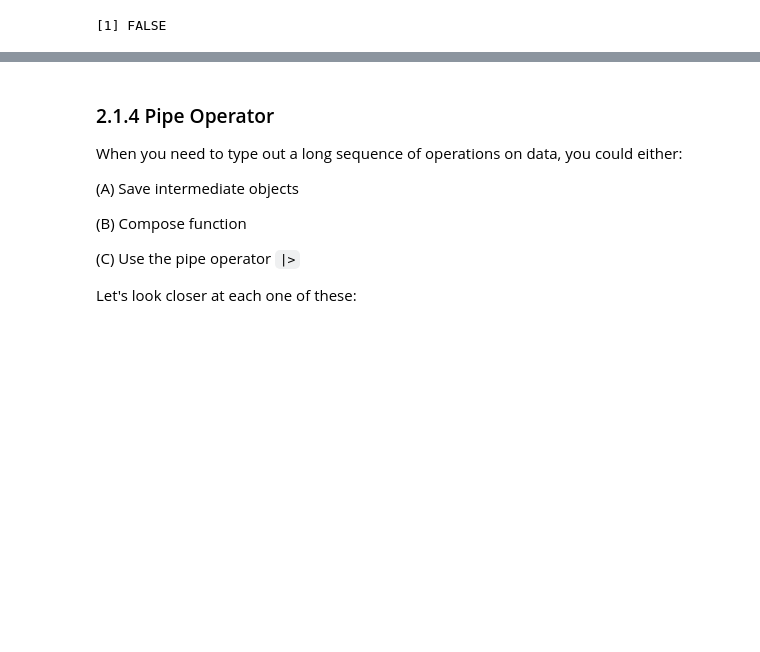
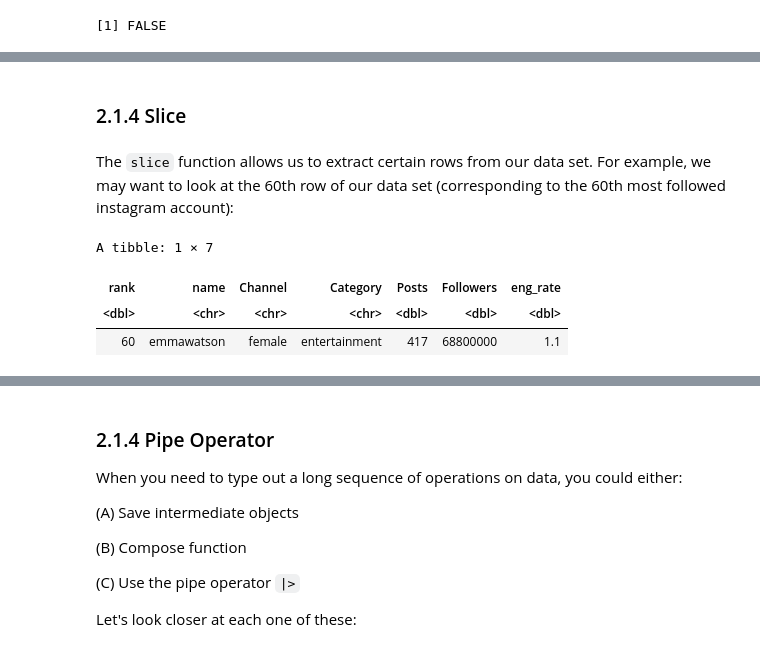
Before and after one commit to katieburak/girls-in-DS, a Jupyter notebook: _build/jupyter_execute/notes/day1.ipynb, the cells around one changed output, grey strips where cells are left out. Cells and saved outputs as stored; diff of their text form; code cells hidden in the pictures; blank space fills up the shorter version.

```diff
--- a/_build/jupyter_execute/notes/day1.ipynb
+++ b/_build/jupyter_execute/notes/day1.ipynb
@@ -596,0 +633,11 @@ a == "Waffles" # returns FALSE
+# %% [markdown]
+### 2.1.4 Slice
+# %% [markdown]
+The `slice` function allows us to extract certain rows from our data set. For example, we may want to look at the 60th row of our data set (corresponding to the 60th most followed instagram account):
+# %%
+slice(insta, 60)
+# %% [output]
+A tibble: 1 × 7
+| rank | name | Channel | Category | Posts | Followers | eng_rate |
+| <dbl> | <chr> | <chr> | <chr> | <dbl> | <dbl> | <dbl> |
+| 60 | emmawatson | female | entertainment | 417 | 68800000 | 1.1 |
```
Also changed, not shown: parts of 8 cells of this notebook, 33 other files.
